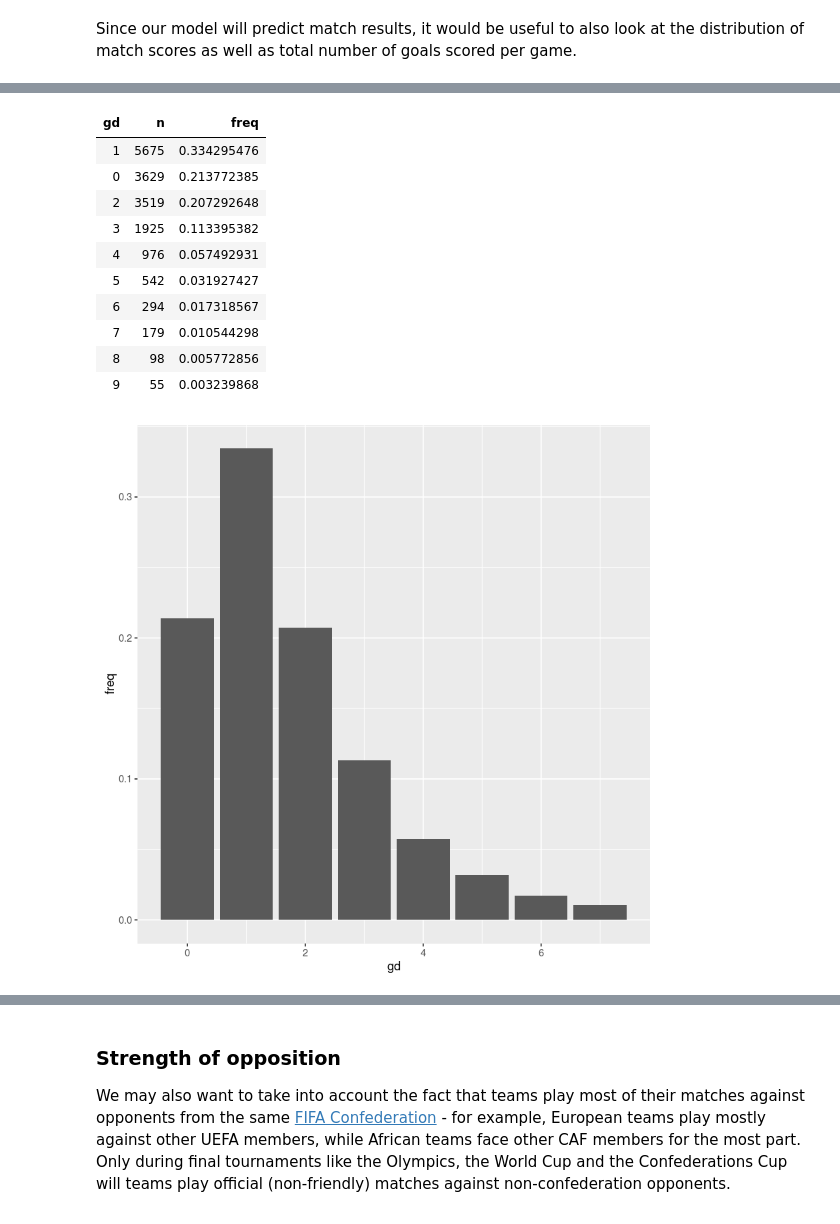
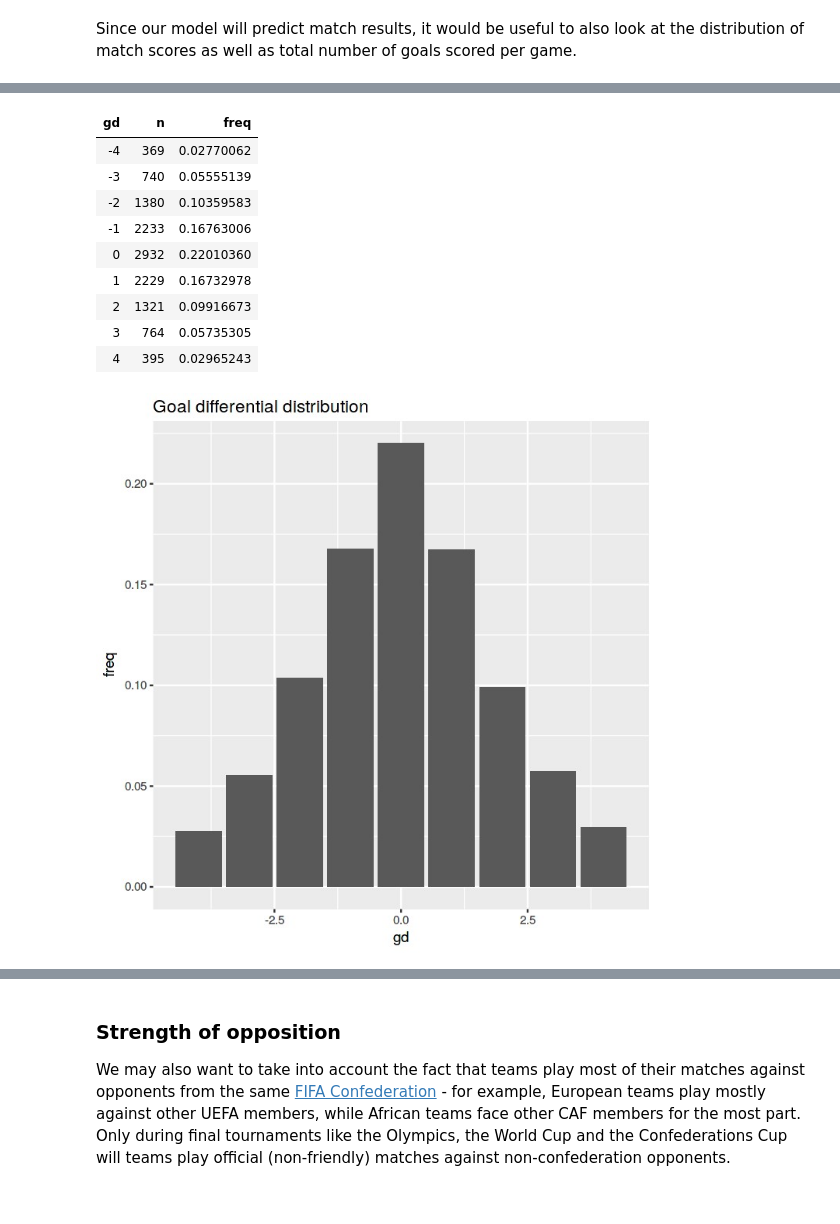
Before and after one commit to neaorin/PredictTheWorldCup, a Jupyter notebook: src/WorldCup.ipynb, the cells around one changed output, grey strips where cells are left out. Saved outputs shown, nothing was run; the diff lists cells and outputs as text; code cells hidden in the pictures.

```diff
--- a/src/WorldCup.ipynb
+++ b/src/WorldCup.ipynb
@@ -359,11 +399,10 @@ matches$friendly <- FALSE
 matches$friendly[matches$CupName == "Friendly"] <- TRUE
 
 matches$qualifier <- FALSE
-matches$qualifier[matches$CupName %like% "Qual"] <- TRUE
+matches$qualifier[matches$CupName %like% "qual"] <- TRUE
 
 matches$finaltourn <- FALSE
-matches$finaltourn[matches$CupName %like% "Final"] <- TRUE
-matches$finaltourn[matches$CupName %like% "Confederations Cup"] <- TRUE
+matches$finaltourn[matches$CupName %like% "final"] <- TRUE
 
 head(matches)
 # %% [output]
@@ -578,32 +618,31 @@ gsfreq %>%
 # %%
 # distribution of goal differential
 gdfreq <- matches %>%
-  group_by(gd = abs(team1Score - team2Score)) %>%
+  group_by(gd = team1Score - team2Score) %>%
   summarise(
     n = n(),
     freq = n / nrow(matches)
   ) %>%
   ungroup() %>%
-  arrange(desc(freq))
+  arrange(gd)
 
-head(gdfreq, 10)
+head(gdfreq %>% filter(abs(gd)<=4), 10)
 
 gdfreq %>%
-  filter(freq >= 0.01) %>%
-  ggplot(mapping = aes(x = gd, y = freq)) + geom_bar(stat = "identity")
+  filter(abs(gd)<=4) %>%
+  ggplot(mapping = aes(x = gd, y = freq)) + geom_bar(stat = "identity") + ggtitle("Goal differential distribution")
 # %% [output]
 | gd | n | freq |
-| 1 | 5675 | 0.334295476 |
-| 0 | 3629 | 0.213772385 |
-| 2 | 3519 | 0.207292648 |
-| 3 | 1925 | 0.113395382 |
-| 4 | 976 | 0.057492931 |
-| 5 | 542 | 0.031927427 |
-| 6 | 294 | 0.017318567 |
-| 7 | 179 | 0.010544298 |
-| 8 | 98 | 0.005772856 |
-| 9 | 55 | 0.003239868 |
+| -4 | 369 | 0.02770062 |
+| -3 | 740 | 0.05555139 |
+| -2 | 1380 | 0.10359583 |
+| -1 | 2233 | 0.16763006 |
+| 0 | 2932 | 0.22010360 |
+| 1 | 2229 | 0.16732978 |
+| 2 | 1321 | 0.09916673 |
+| 3 | 764 | 0.05735305 |
+| 4 | 395 | 0.02965243 |
-[figure, old version]
+[figure, new version]
 # %% [markdown]
 ### Outliers ###
 
```
Also changed, not shown: parts of 50 cells of this notebook, 7 other files.
